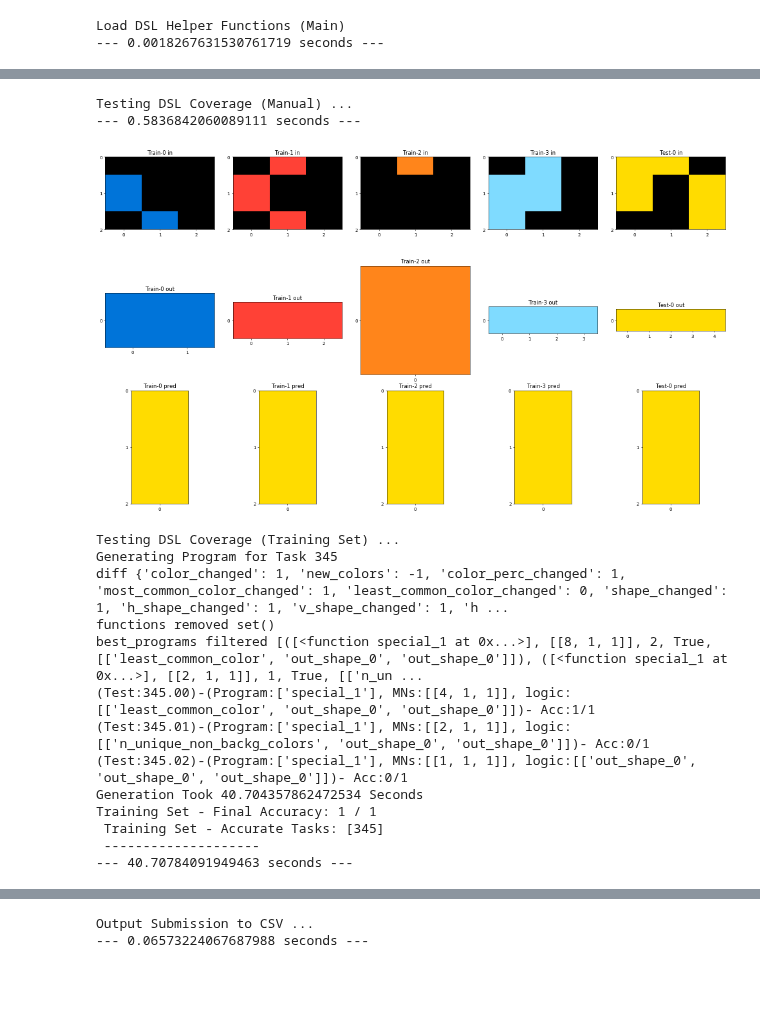
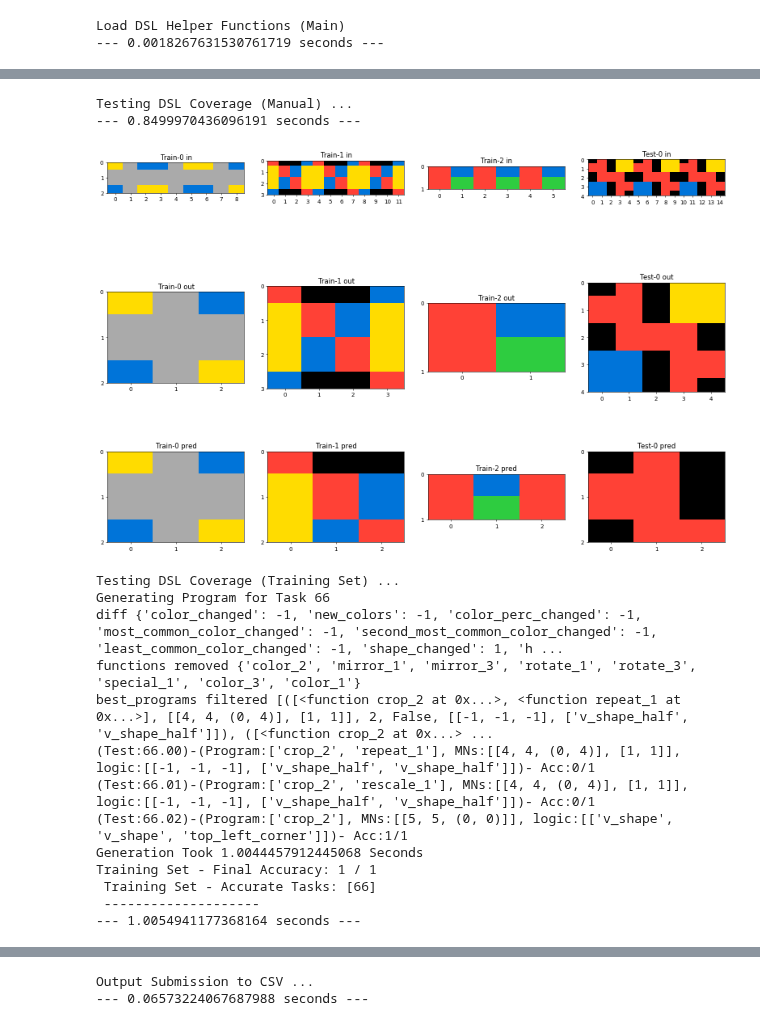
Before and after one commit to lorepieri8/ARC_challenge, a Jupyter notebook: ARC_DSL.ipynb, the cells around one changed output, grey strips where cells are left out. Drawn from its saved outputs; the diff is of its cells as text; code cells hidden in the pictures; blank space fills up the shorter version.

```diff
--- a/ARC_DSL.ipynb
+++ b/ARC_DSL.ipynb
@@ -1700,26 +1731,26 @@ Load Program Submission Framework ...
 # %%
 start_time = time.time()
 print("Testing DSL Coverage (Manual) ...")
 
 def combine_tasks(a):
     b = a.copy()
     #print(b)
     #b = mirror_4(b)
-    b = special_1(b,*[4,3,1])
-    #b = crop_2(b,*[4,4,(0,0)])
+    #b = special_1(b,*[4,3,1])
+    b = crop_2(b,*[3,3,(0,0)])
     #b = repeat_1(b,*[1,2])
 
     return b
 
-tasks_indices = [338]
+tasks_indices = [66]
 for task in tasks_indices:
     check_p(train_task_data[task], combine_tasks)
 
 print("--- %s seconds ---" % (time.time() - start_time))
 # %% [output]
 Testing DSL Coverage (Manual) ...
---- 0.5836842060089111 seconds ---
+--- 0.8499970436096191 seconds ---
-[figure, old version]
+[figure, new version]
 # %%
 start_time = time.time()
 print("Testing DSL Coverage (Training Set) ...")
@@ -1728,8 +1759,8 @@ accuracy_full = 0
 accuracy_tasks = []
 detailted_accuracy_tasks = []
 training_flag = True
-start=345
-finish=346
+start=66
+finish=67
 if training_flag == True:
     for task_n in range(start,finish):
         task_time = time.time()
@@ -1765,18 +1796,18 @@ if DEBUG:
 print("--- %s seconds ---" % (time.time() - start_time))
 # %% [output]
 Testing DSL Coverage (Training Set) ...
-Generating Program for Task 345
-diff {'color_changed': 1, 'new_colors': -1, 'color_perc_changed': 1, 'most_common_color_changed': 1, 'least_common_color_changed': 0, 'shape_changed': 1, 'h_shape_changed': 1, 'v_shape_changed': 1, 'h ...
-functions removed set()
-best_programs filtered [([<function special_1 at 0x...>], [[8, 1, 1]], 2, True, [['least_common_color', 'out_shape_0', 'out_shape_0']]), ([<function special_1 at 0x...>], [[2, 1, 1]], 1, True, [['n_un ...
-(Test:345.00)-(Program:['special_1'], MNs:[[4, 1, 1]], logic:[['least_common_color', 'out_shape_0', 'out_shape_0']])- Acc:1/1
-(Test:345.01)-(Program:['special_1'], MNs:[[2, 1, 1]], logic:[['n_unique_non_backg_colors', 'out_shape_0', 'out_shape_0']])- Acc:0/1
-(Test:345.02)-(Program:['special_1'], MNs:[[1, 1, 1]], logic:[['out_shape_0', 'out_shape_0', 'out_shape_0']])- Acc:0/1
-Generation Took 40.704357862472534 Seconds
+Generating Program for Task 66
+diff {'color_changed': -1, 'new_colors': -1, 'color_perc_changed': -1, 'most_common_color_changed': -1, 'second_most_common_color_changed': -1, 'least_common_color_changed': -1, 'shape_changed': 1, 'h ...
+functions removed {'color_2', 'mirror_1', 'mirror_3', 'rotate_1', 'rotate_3', 'special_1', 'color_3', 'color_1'}
+best_programs filtered [([<function crop_2 at 0x...>, <function repeat_1 at 0x...>], [[4, 4, (0, 4)], [1, 1]], 2, False, [[-1, -1, -1], ['v_shape_half', 'v_shape_half']]), ([<function crop_2 at 0x...> ...
+(Test:66.00)-(Program:['crop_2', 'repeat_1'], MNs:[[4, 4, (0, 4)], [1, 1]], logic:[[-1, -1, -1], ['v_shape_half', 'v_shape_half']])- Acc:0/1
+(Test:66.01)-(Program:['crop_2', 'rescale_1'], MNs:[[4, 4, (0, 4)], [1, 1]], logic:[[-1, -1, -1], ['v_shape_half', 'v_shape_half']])- Acc:0/1
+(Test:66.02)-(Program:['crop_2'], MNs:[[5, 5, (0, 0)]], logic:[['v_shape', 'v_shape', 'top_left_corner']])- Acc:1/1
+Generation Took 1.0044457912445068 Seconds
 Training Set - Final Accuracy: 1 / 1
- Training Set - Accurate Tasks: [345]
+ Training Set - Accurate Tasks: [66]
  --------------------
---- 40.70784091949463 seconds ---
+--- 1.0054941177368164 seconds ---
 # %%
 start_time = time.time()
 print("Testing DSL Coverage (Evaluation Set) ...")
```
Also changed, not shown: parts of 24 cells of this notebook.
